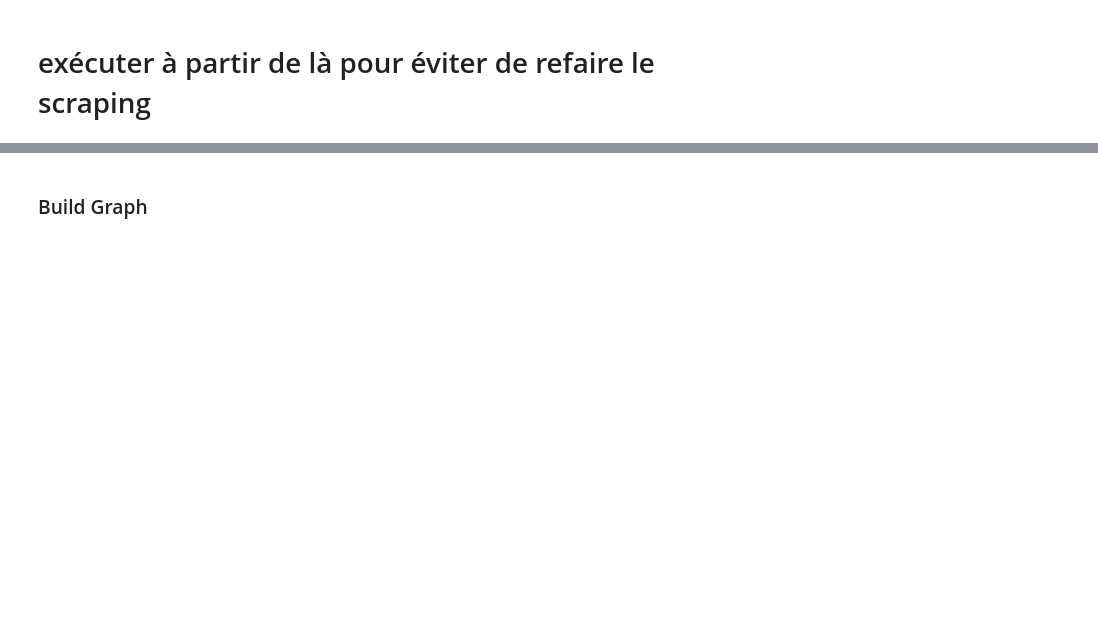
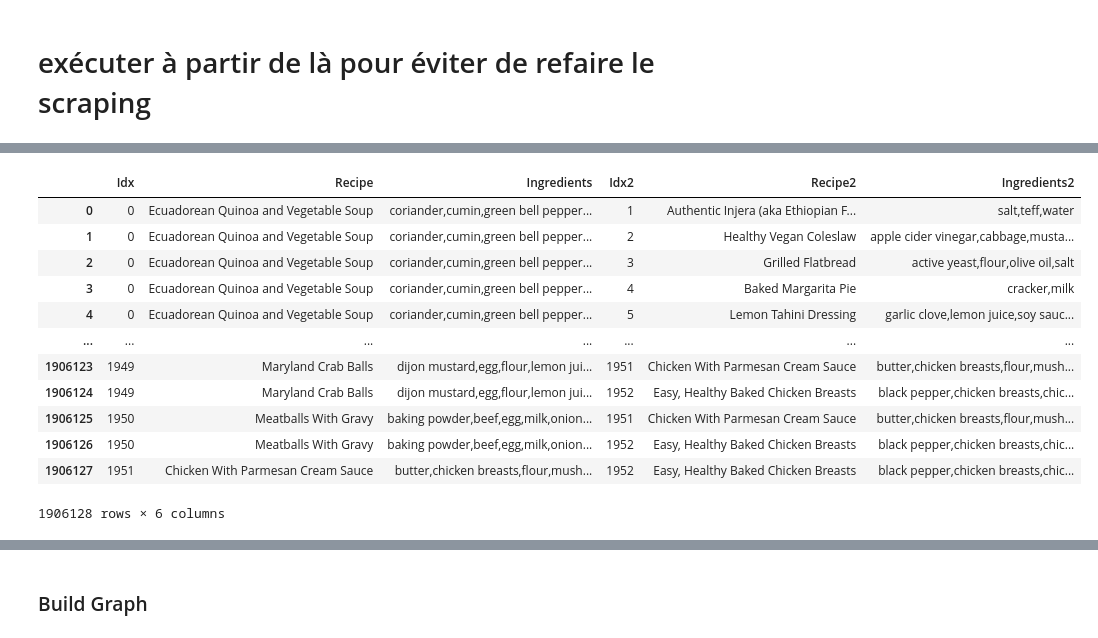
Before and after one commit to raphstrebel/ntds_project, a Jupyter notebook: project.ipynb, the cells around one changed output, grey strips where cells are left out. Saved outputs shown, nothing was run; the diff lists cells and outputs as text; code cells hidden in the pictures; blank space fills up the shorter version.

Commit message:
cleaning of recipes:

```diff
--- a/project.ipynb
+++ b/project.ipynb
@@ -363,0 +348,7 @@ recipe names may not be unique, check by hand
+# %%
+# Give a unique index to each recipe, in increasing sequence
+recipe_data['Idx'] = [i for i in range(len(recipe_data))]
+# %%
+# Order columns
+recipe_data = recipe_data[['Idx', 'Recipe', 'Ingredients']]
+recipe_data
@@ -363,0 +371,27 @@ recipe names may not be unique, check by hand
+# %%
+pysqldf = lambda q: sqldf(q, globals())
+# %%
+# Join all recipes
+q = """
+    SELECT r1.Idx, r1.Recipe, r1.Ingredients, r2.Idx as Idx2, r2.Recipe as Recipe2, r2.Ingredients as Ingredients2
+    FROM recipe_data as r1, recipe_data as r2
+    WHERE r1.Idx < r2.Idx
+"""
+
+recipes_joined = pysqldf(q)
+# %%
+recipes_joined
+# %% [output]
+|  | Idx | Recipe | Ingredients | Idx2 | Recipe2 | Ingredients2 |
+| 0 | 0 | Ecuadorean Quinoa and Vegetable Soup | coriander,cumin,green bell pepper... | 1 | Authentic Injera (aka Ethiopian F... | salt,teff,water |
+| 1 | 0 | Ecuadorean Quinoa and Vegetable Soup | coriander,cumin,green bell pepper... | 2 | Healthy Vegan Coleslaw | apple cider vinegar,cabbage,musta... |
+| 2 | 0 | Ecuadorean Quinoa and Vegetable Soup | coriander,cumin,green bell pepper... | 3 | Grilled Flatbread | active yeast,flour,olive oil,salt |
+| 3 | 0 | Ecuadorean Quinoa and Vegetable Soup | coriander,cumin,green bell pepper... | 4 | Baked Margarita Pie | cracker,milk |
+| 4 | 0 | Ecuadorean Quinoa and Vegetable Soup | coriander,cumin,green bell pepper... | 5 | Lemon Tahini Dressing | garlic clove,lemon juice,soy sauc... |
+| ... | ... | ... | ... | ... | ... | ... |
+| 1906123 | 1949 | Maryland Crab Balls | dijon mustard,egg,flour,lemon jui... | 1951 | Chicken With Parmesan Cream Sauce | butter,chicken breasts,flour,mush... |
+| 1906124 | 1949 | Maryland Crab Balls | dijon mustard,egg,flour,lemon jui... | 1952 | Easy, Healthy Baked Chicken Breasts | black pepper,chicken breasts,chic... |
+| 1906125 | 1950 | Meatballs With Gravy | baking powder,beef,egg,milk,onion... | 1951 | Chicken With Parmesan Cream Sauce | butter,chicken breasts,flour,mush... |
+| 1906126 | 1950 | Meatballs With Gravy | baking powder,beef,egg,milk,onion... | 1952 | Easy, Healthy Baked Chicken Breasts | black pepper,chicken breasts,chic... |
+| 1906127 | 1951 | Chicken With Parmesan Cream Sauce | butter,chicken breasts,flour,mush... | 1952 | Easy, Healthy Baked Chicken Breasts | black pepper,chicken breasts,chic... |
+1906128 rows × 6 columns
```
Also changed, not shown: parts of 32 cells of this notebook, 1 other file.
